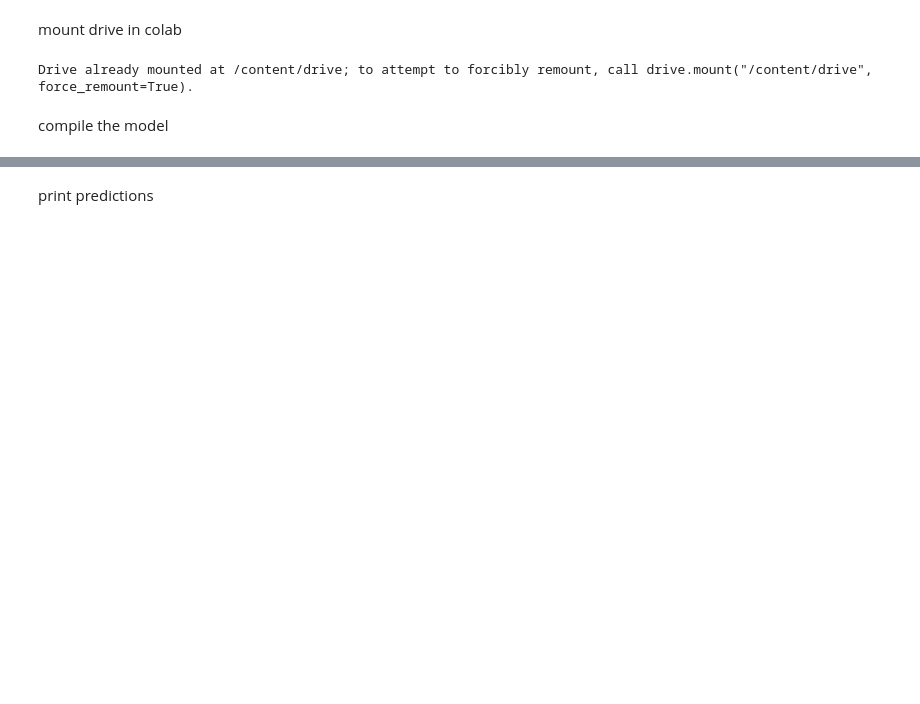
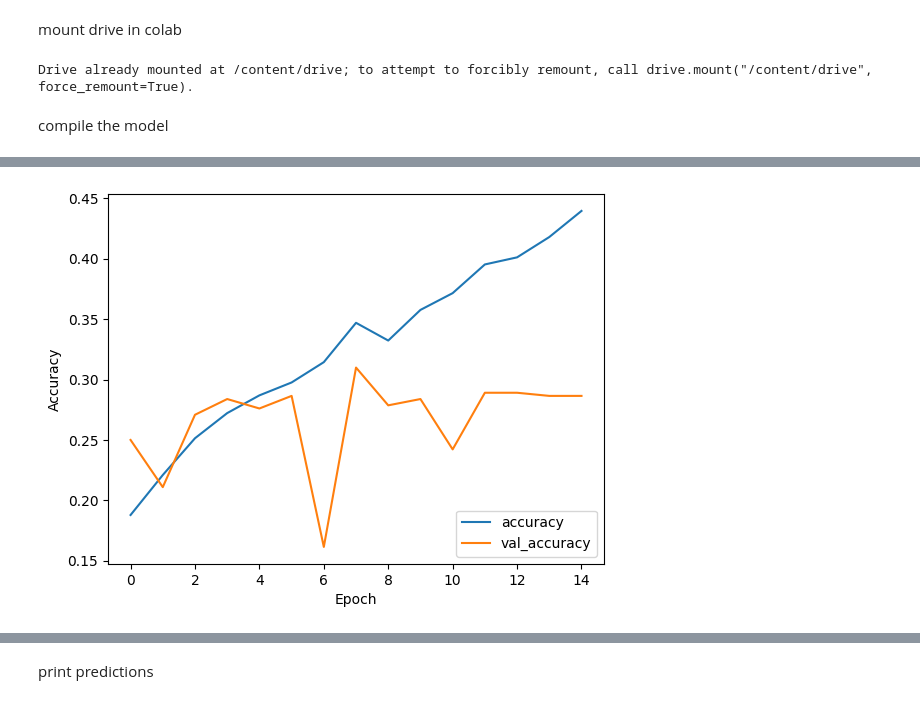
Before and after one commit to anslemhuncho/MACHINE-LEARNING-PROJECT, a Jupyter notebook: CNN.ipynb, the cells around one changed output, grey strips where cells are left out. Saved outputs shown, nothing was run; the diff lists cells and outputs as text; code cells hidden in the pictures; blank space fills up the shorter version.

```diff
--- a/CNN.ipynb
+++ b/CNN.ipynb
@@ -120,0 +29,91 @@ Epoch 10/10
+# %%
+from tensorflow.keras.models import Sequential
+from tensorflow.keras.layers import Conv2D, MaxPooling2D, Flatten, Dense, Dropout
+from tensorflow.keras.preprocessing.image import ImageDataGenerator
+from tensorflow.keras.optimizers import Adam
+from tensorflow.keras.callbacks import EarlyStopping
+import matplotlib.pyplot as plt
+
+# Define paths to your train and test folders
+train_path = '/content/drive/MyDrive/Normalised data/train'
+test_path = '/content/drive/MyDrive/Normalised data/test'
+
+# Set up data generators with data augmentation and preprocessing
+datagen = ImageDataGenerator(
+    rescale=1./255,
+    shear_range=0.2,
+    zoom_range=0.2,
+    horizontal_flip=True,
+    validation_split=0.1  # Add validation split here
+)
+
+# Adjust batch size based on your system's memory
+batch_size = 32
+# Define the list of class labels corresponding to your dataset
+class_labels = ['animals_protection', 'appealing_for_peace', 'brexit', 'covid19', 'election', 'environment_protection', 'gender_equality', 'immigration', 'racial_equality', 'yellow_vests_movement']
+
+# Generate batches of augmented data from train and test folders with validation split
+train_generator = datagen.flow_from_directory(
+    train_path,
+    target_size=(254, 254),
+    batch_size=batch_size,
+    class_mode='categorical',
+    classes=class_labels,  # Manually specify class labels
+    shuffle=True,
+    subset='training'  # Specify subset as training for train data
+)
+
+validation_generator = datagen.flow_from_directory(
+    train_path,
+    target_size=(254, 254),
+    batch_size=batch_size,
+    class_mode='categorical',
+    classes=class_labels,  # Manually specify class labels
+    shuffle=False,
+    subset='validation'  # Specify subset as validation for validation data
+)
+
+test_generator = datagen.flow_from_directory(
+    test_path,
+    target_size=(254, 254),
+    batch_size=batch_size,
+    class_mode='categorical',
+    classes=class_labels,  # Manually specify class labels
+    shuffle=False
+)
+
+# Define the CNN model architecture
+model = Sequential()
+model.add(Conv2D(64, (3, 3), activation='relu', input_shape=(254, 254, 3)))
+model.add(MaxPooling2D((2, 2)))
+model.add(Conv2D(128, (3, 3), activation='relu'))
+model.add(MaxPooling2D((2, 2)))
+model.add(Flatten())
+model.add(Dense(256, activation='relu'))  # Increased complexity
+model.add(Dropout(0.5))  # Increased dropout rate
+model.add(Dense(len(class_labels), activation='softmax'))
+model.compile(optimizer=Adam(learning_rate=0.001),
+              loss='categorical_crossentropy',
+              metrics=['accuracy'])
+
+# Train the model
+history = model.fit(
+    train_generator,
+    epochs=20,  # Increased epochs
+    validation_data=validation_generator,
+    validation_steps=validation_generator.samples // batch_size,
+    callbacks=[EarlyStopping(patience=5)]
+)
+
+# Evaluate the model on the test data
+test_loss, test_accuracy = model.evaluate(test_generator)
+print(f'Test Accuracy: {test_accuracy}')
+
+# Plot training history
+plt.plot(history.history['accuracy'], label='accuracy')
+plt.plot(history.history['val_accuracy'], label='val_accuracy')
+plt.xlabel('Epoch')
+plt.ylabel('Accuracy')
+plt.legend(loc='lower right')
+plt.show()
+# %% [output]
@@ -120,0 +137 @@ Epoch 10/10
+[figure, added]
```
Also changed, not shown: parts of 13 cells of this notebook.
